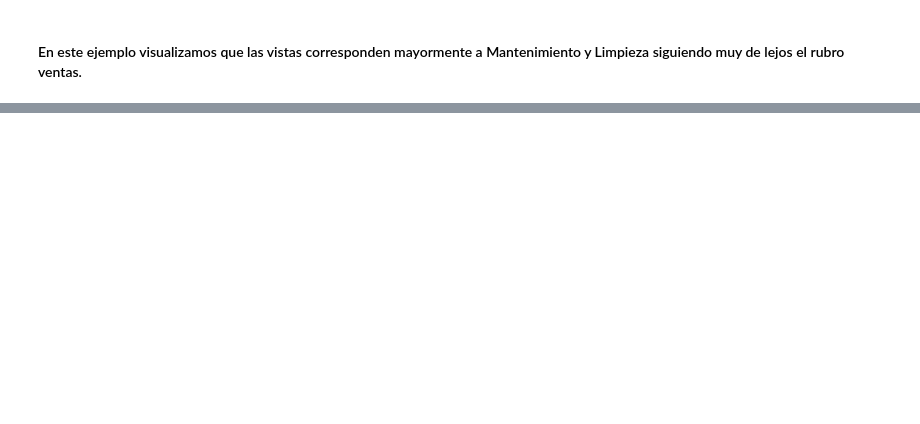
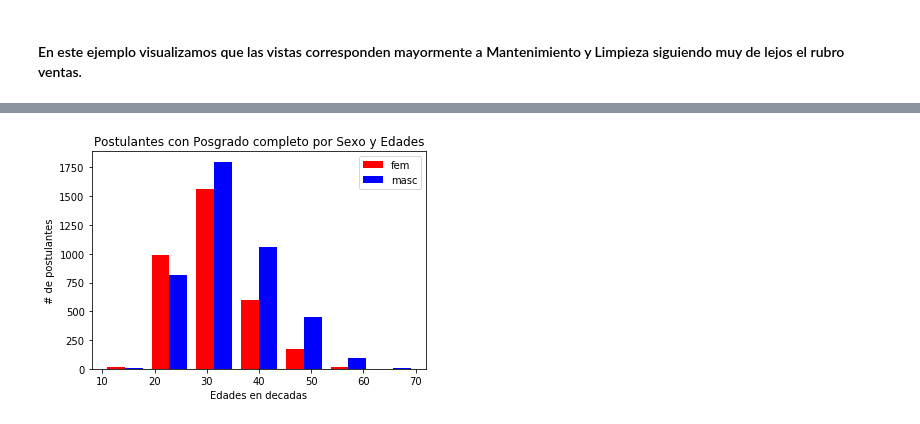
Before and after one commit to PRPablo/dataJobSearches, a Jupyter notebook: exploratoryAnalysis/exploratoryAnalysis.ipynb, the cells around one changed output, grey strips where cells are left out. Drawn from its saved outputs; the diff is of its cells as text; code cells hidden in the pictures; blank space fills up the shorter version.

```diff
--- a/exploratoryAnalysis/exploratoryAnalysis.ipynb
+++ b/exploratoryAnalysis/exploratoryAnalysis.ipynb
@@ -534,0 +532,14 @@ sec_max.iplot(kind='bubble', size='count_vistas', text='count_vistas', y='nivel_
+# %%
+postulantes_postgrado = postulantes[postulantes.valor_educacion > 15]
+postulantes_postgrado['decil'] = np.floor( postulantes_postgrado['edad'].apply(lambda x: x /10) )
+postulantes_postgrado['decil'] = postulantes_postgrado['decil'].apply(lambda x: x*10)
+post_fem = postulantes_postgrado.loc[postulantes_postgrado['sexo'] == 'FEM']
+post_masc = postulantes_postgrado.loc[postulantes_postgrado['sexo'] == 'MASC']
+plt.xlabel('Edades en decadas')
+plt.ylabel('# de postulantes')
+plt.title('Postulantes con Posgrado completo por Sexo y Edades')
+plt.hist([post_fem['decil'].dropna(),post_masc['decil'].dropna()], bins=7, color=['red', 'blue'], label=['fem','masc'])
+plt.legend()
+plt.show()
+# %% [output]
+[figure, added]
```
Also changed, not shown: parts of 26 cells of this notebook.
